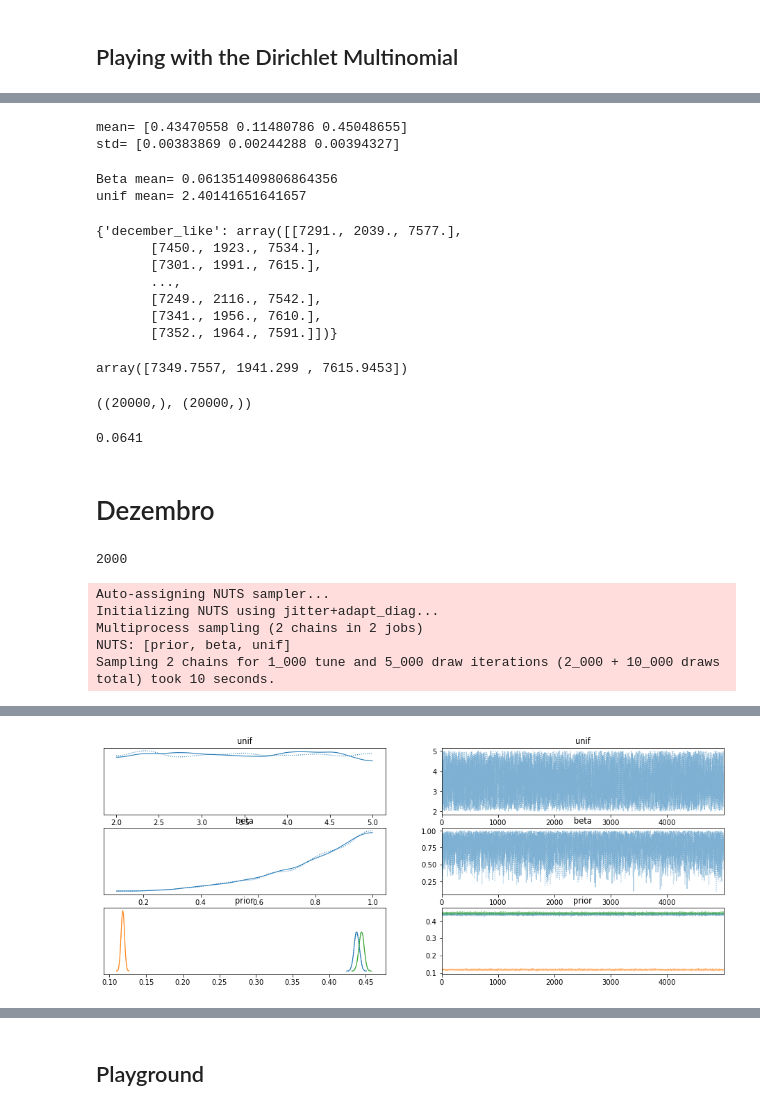
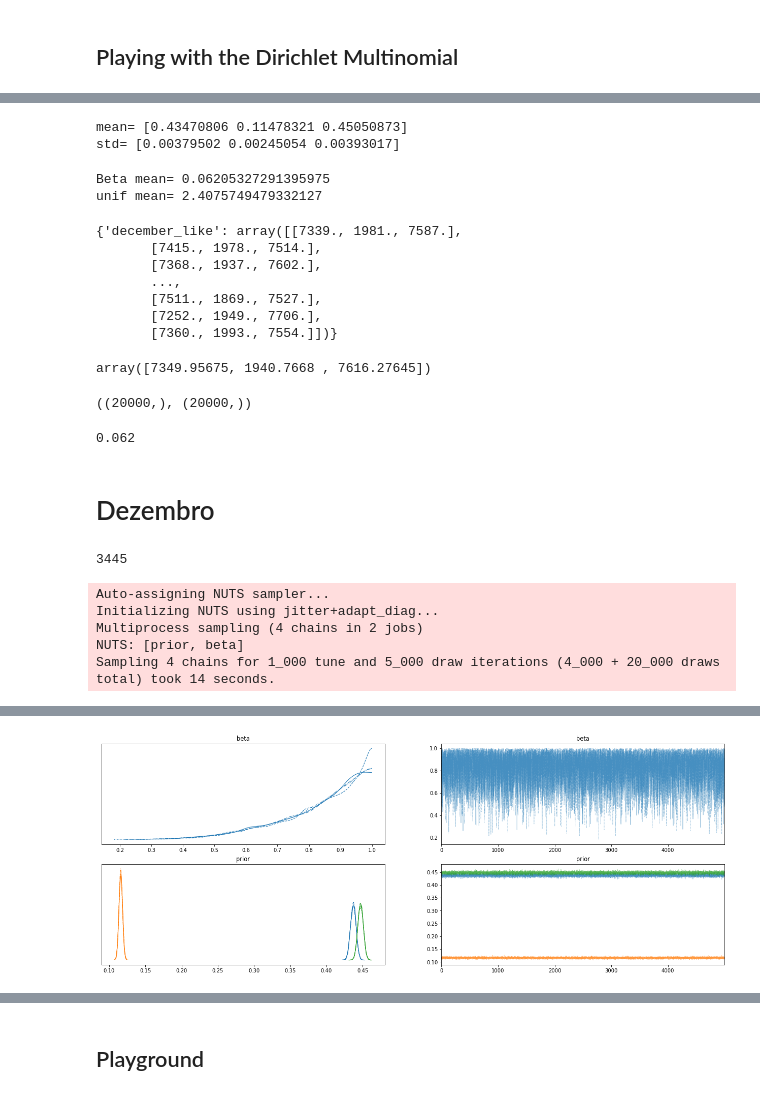
Before and after one commit to xboard/fastpages-blog, a Jupyter notebook: _notebooks/2022-01-07-brazils-2022-presidential-elections-polls-analysis-part1.ipynb, the cells around one changed output, grey strips where cells are left out. Cells and saved outputs as stored; diff of their text form; code cells hidden in the pictures.

```diff
--- a/_notebooks/2022-01-07-brazils-2022-presidential-elections-polls-analysis-part1.ipynb
+++ b/_notebooks/2022-01-07-brazils-2022-presidential-elections-polls-analysis-part1.ipynb
@@ -183,7 +183,7 @@ with pm.Model() as dirichlet_model:
     #     # a=pd.array([1.0, 1.0, 1.0]).astype("float32"),
     # )
 
-    unif = pm.Uniform("unif", lower=2, upper=5)
+    #unif = pm.Uniform("unif", lower=2, upper=5)
 
     beta = pm.Beta("beta", alpha=unif, beta=1)
 
@@ -217,26 +217,26 @@ Sampling 4 chains for 1_000 tune and 5_000 draw iterations (4_000 + 20_000 draws
 print("mean=", dirichlet_trace.get_values("november_prior").mean(axis=0))
 print("std=", dirichlet_trace.get_values("november_prior").std(axis=0))
 # %% [output]
-mean= [0.43470558 0.11480786 0.45048655]
-std= [0.00383869 0.00244288 0.00394327]
+mean= [0.43470806 0.11478321 0.45050873]
+std= [0.00379502 0.00245054 0.00393017]
 # %%
 print("Beta mean=", dirichlet_trace.get_values("beta").mean(axis=0))
 print("unif mean=", dirichlet_trace.get_values("unif").mean(axis=0))
 # %% [output]
-Beta mean= 0.061351409806864356
-unif mean= 2.40141651641657
+Beta mean= 0.06205327291395975
+unif mean= 2.4075749479332127
 # %%
 print(ppc)
 ppc['december_like'].mean(axis=0)
 # %% [output]
-{'december_like': array([[7291., 2039., 7577.],
-       [7450., 1923., 7534.],
-       [7301., 1991., 7615.],
+{'december_like': array([[7339., 1981., 7587.],
+       [7415., 1978., 7514.],
+       [7368., 1937., 7602.],
        ...,
-       [7249., 2116., 7542.],
-       [7341., 1956., 7610.],
-       [7352., 1964., 7591.]])}
+       [7511., 1869., 7527.],
+       [7252., 1949., 7706.],
+       [7360., 1993., 7554.]])}
-array([7349.7557, 1941.299 , 7615.9453])
+array([7349.95675, 1940.7668 , 7616.27645])
 # %%
 lula = ppc['december_like'][:, 0]
 demais = ppc['december_like'][:, 2]
@@ -246,44 +246,47 @@ lula.shape,demais.shape
 # %%
 (lula > demais).mean()
 # %% [output]
-0.0641
+0.062
 # %% [markdown]
 # Dezembro
 # %%
-TOTAL = 2_000
-current_observed = pd.array([int(TOTAL * 0.45), int(TOTAL * 0.14), int(TOTAL * 0.41)])
+T1 = 2_000 #
+T2 = 1500
+
+# Mês atual: Lula, BrancosNulosNaoSabem, Demais candidatos
+current_observed = pd.array([int(T1 * 0.45 + T2 * 0.41), int(T1 * 0.12 + T2*0.11), int(T1 * 0.41 + T2 * 0.47)])
+
 print(current_observed.sum())
 
 with pm.Model() as dirichlet_model:
 
     # unif = pm.Uniform("unif", lower=2, upper=5)
 
-    beta = pm.Beta("beta", alpha=4, beta=1)
+    beta = pm.Beta("beta", alpha=5, beta=1)
 
     december_prior = pm.Dirichlet(
         "prior",
-        # Lula, BrancosNulosNaoSabem, Demais candidatos
-        a=pd.array([7376, 1953, 7578]).astype("float32") #* beta,
-        # a=pd.array([1.0, 1.0, 1.0]).astype("float32"),
+        # Mes anterior: Lula, BrancosNulosNaoSabem, Demais candidatos
+        a=pd.array([7376, 1953, 7578]).astype("float32") * beta,
     )
 
     january_like = pm.Multinomial(
         "like", n=current_observed.sum(), p=december_prior, observed=current_observed
     )
 # %% [output]
-2000
+3445
 # %%
 with dirichlet_model:
-   dirichlet_trace = pm.sample(5000, chains=2, progressbar=False) # 20K samples
+   dirichlet_trace = pm.sample(5000, chains=4, progressbar=False) # 20K samples
    ppc = pm.sample_posterior_predictive(
         dirichlet_trace, random_seed=1777,
    )
-   az.plot_trace(dirichlet_trace, figsize=(16,6))
+   az.plot_trace(dirichlet_trace, figsize=(22,8))
 # %% [output]
 Auto-assigning NUTS sampler...
 Initializing NUTS using jitter+adapt_diag...
-Multiprocess sampling (2 chains in 2 jobs)
-NUTS: [prior, beta, unif]
-Sampling 2 chains for 1_000 tune and 5_000 draw iterations (2_000 + 10_000 draws total) took 10 seconds.
+Multiprocess sampling (4 chains in 2 jobs)
+NUTS: [prior, beta]
+Sampling 4 chains for 1_000 tune and 5_000 draw iterations (4_000 + 20_000 draws total) took 14 seconds.
 [interactive output not drawn]
-[figure, old version]
+[figure, new version]
```
Also changed, not shown: parts of 13 cells of this notebook.
